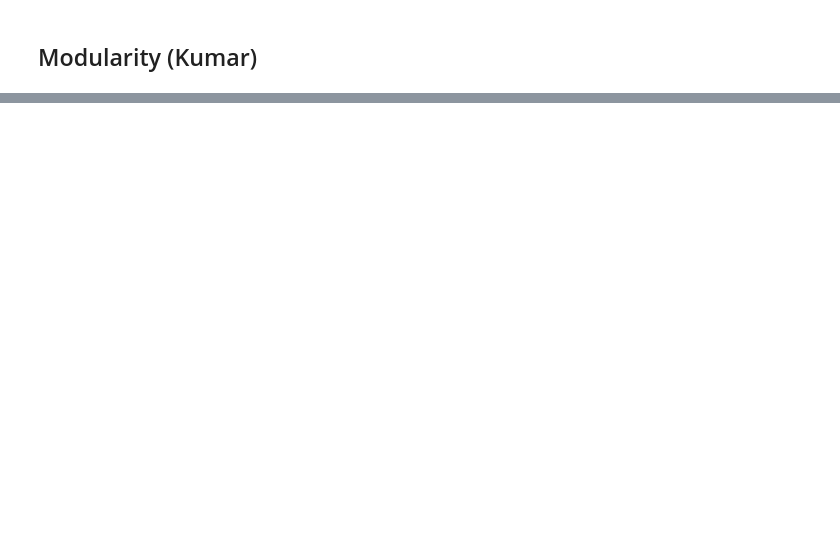
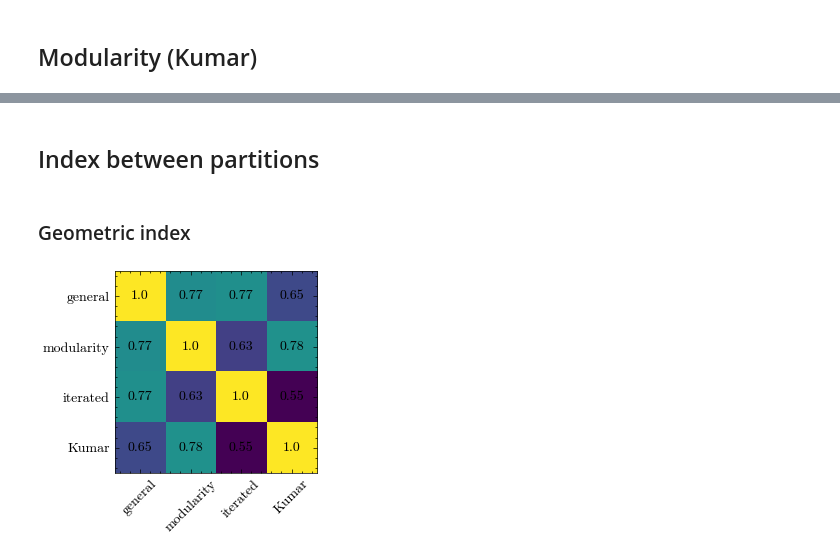
Before and after one commit to LaComarca-Lab/HyperGraph-Communities, a Jupyter notebook: CollaborationNetwork.ipynb, the cells around one changed output, grey strips where cells are left out. Saved outputs shown, nothing was run; the diff lists cells and outputs as text; code cells hidden in the pictures; blank space fills up the shorter version.

```diff
--- a/CollaborationNetwork.ipynb
+++ b/CollaborationNetwork.ipynb
@@ -281,3 +288,5 @@ print(q)
+# %%
+partition_modularity_iterated = iterated_partition
 # %% [markdown]
 ## Modularity (Kumar)
 # %%
@@ -309,0 +319,30 @@ The modularity for this partition is: 0.7120766603598666
+# %%
+partition_Kumar = Communities_K
+# %% [markdown]
+## Index between partitions
+# %%
+partition_list = [partition_general, partition_modularity, partition_modularity_iterated, partition_Kumar]
+partition_names = ["general", "modularity", "iterated", "Kumar"]
+# %%
+Ind_geom = np.zeros((4,4))
+Ind_arit = np.zeros((4,4))
+for i, part_1 in enumerate(partition_list):
+    for j, part_2 in enumerate(partition_list):
+
+        Sim_geom, Sim_arit = similarity_partitions(part_1, part_2)
+
+        Ind_geom[i,j] = Sim_geom
+        Ind_arit[i,j] = Sim_arit
+# %% [markdown]
+### Geometric index
+# %%
+fig, ax = plt.subplots()
+im = ax.imshow(Ind_geom)
+
+ax.set_xticks(np.arange(len(partition_names)), labels=partition_names, rotation=45)
+ax.set_yticks(np.arange(len(partition_names)), labels=partition_names)
+
+for (j, i), label in np.ndenumerate(np.round(Ind_geom,2)):
+    ax.text(i, j, label, ha='center', va='center')
+# %% [output]
+[figure, added]
```
Also changed, not shown: parts of 17 cells of this notebook, 2 other files.
